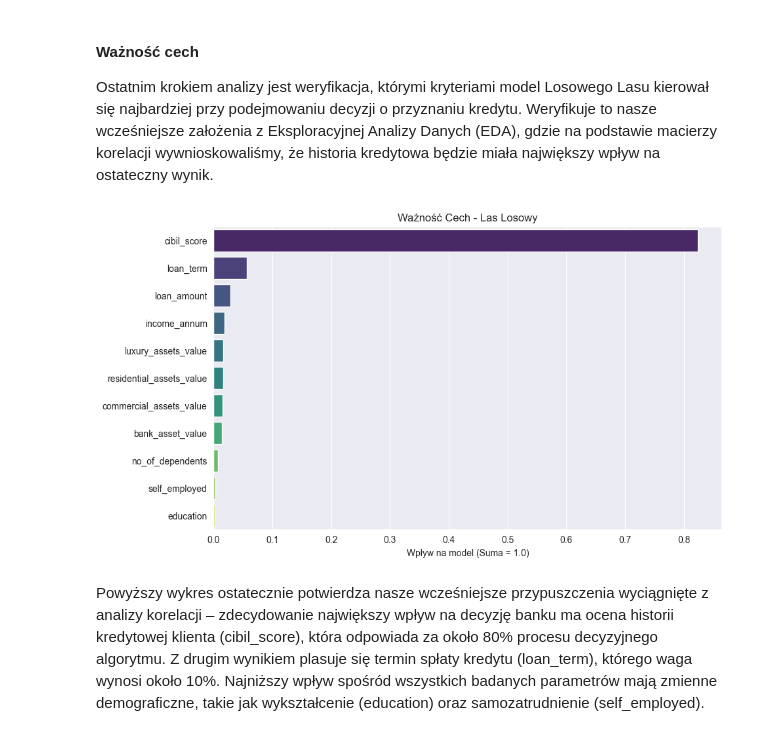
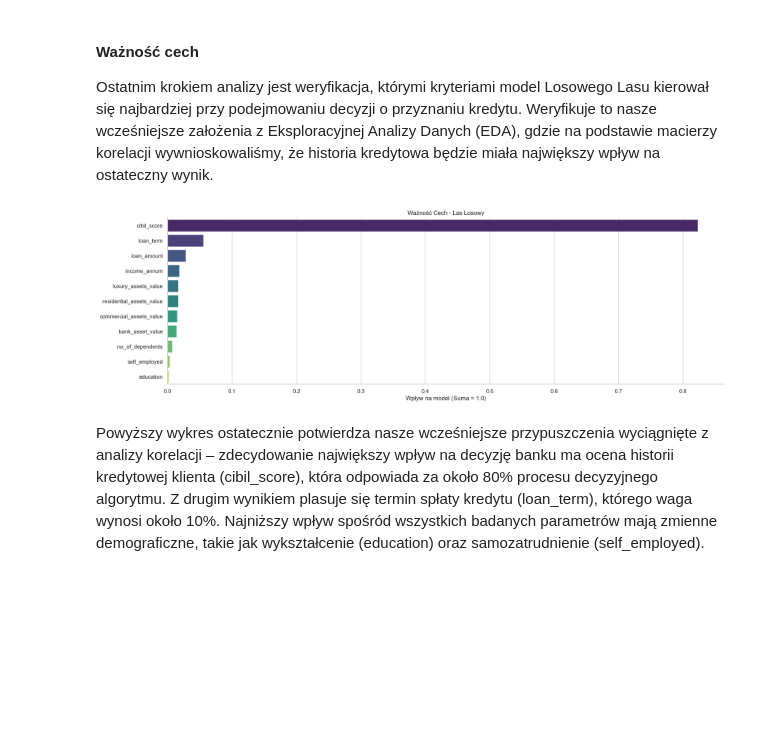
Before and after one commit to ssowula/Bank-Loan-Approval-Predictor, a Jupyter notebook: Analiza.ipynb, the cells around one changed output. Drawn from its saved outputs; the diff is of its cells as text; code cells hidden in the pictures; blank space fills up the shorter version.

```diff
--- a/Analiza.ipynb
+++ b/Analiza.ipynb
@@ -225,27 +225,30 @@ Ostatnim krokiem analizy jest weryfikacja, którymi kryteriami model Losowego La
 # %%
 importances = rf_model.feature_importances_
 
 feature_importance_df = pd.DataFrame({
     'Cecha': X_train.columns,
     'Ważność': importances
 })
 
 feature_importance_df = feature_importance_df.sort_values(by='Ważność', ascending=False)
 
-plt.figure(figsize=(10, 6))
+sns.set_theme(style="whitegrid")
+
+plt.figure(figsize=(20, 6))
 sns.barplot(
     x='Ważność',
     y='Cecha',
     data=feature_importance_df,
     hue='Cecha',
     palette='viridis',
     legend=False
 )
 plt.title('Ważność Cech - Las Losowy')
 plt.xlabel('Wpływ na model (Suma = 1.0)')
 plt.ylabel('')
+sns.despine()
 plt.show()
 # %% [output]
-[figure, old version]
+[figure, new version]
 # %% [markdown]
 Powyższy wykres ostatecznie potwierdza nasze wcześniejsze przypuszczenia wyciągnięte z analizy korelacji – zdecydowanie największy wpływ na decyzję banku ma ocena historii kredytowej klienta (cibil_score), która odpowiada za około 80% procesu decyzyjnego algorytmu. Z drugim wynikiem plasuje się termin spłaty kredytu (loan_term), którego waga wynosi około 10%. Najniższy wpływ spośród wszystkich badanych parametrów mają zmienne demograficzne, takie jak wykształcenie (education) oraz samozatrudnienie (self_employed).
```
Also changed, not shown: parts of 1 cell of this notebook, 1 other file.
